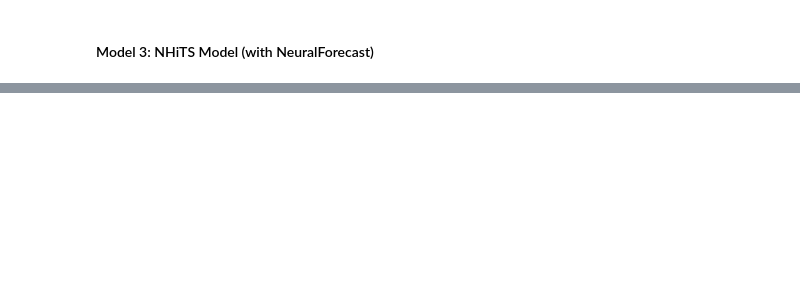
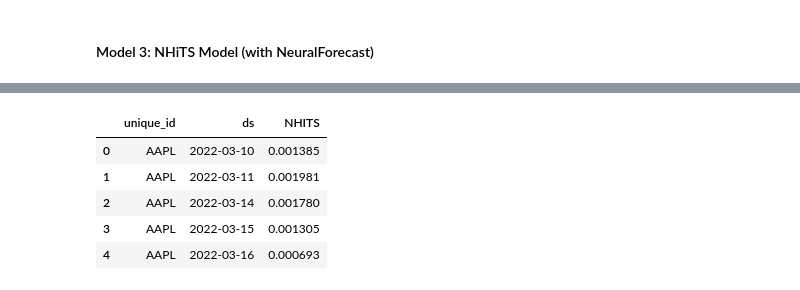
Before and after one commit to tosalam17/Quant-Time-Series-Project, a Jupyter notebook: quant-tsf.ipynb, the cells around one changed output, grey strips where cells are left out. Drawn from its saved outputs; the diff is of its cells as text; code cells hidden in the pictures; blank space fills up the shorter version.

```diff
--- a/quant-tsf.ipynb
+++ b/quant-tsf.ipynb
@@ -774,0 +823,39 @@ NVDA best loss: 0.011796
+# %%
+from neuralforecast.models import NHITS
+# Step 1: Prepare data in NeuralForecast format
+def prepare_nhits_df(ticker):
+    df = pd.DataFrame({
+        'unique_id': ticker,
+        'ds': dc(tsf_data['Close'][ticker].index),
+        'y': np.log(dc(tsf_data['Close'][ticker]) / dc(tsf_data['Close'][ticker]).shift(1))
+    }).dropna()
+    return df
+
+nhits_dfs = {tick: prepare_nhits_df(tick) for tick in tickers}
+nhits_data = pd.concat(nhits_dfs.values(), ignore_index=True)
+
+# Step 2: Train/test split (80/20)
+cutoff = nhits_data['ds'].quantile(0.8)
+nhits_train = nhits_data[nhits_data['ds'] < cutoff]
+nhits_test = nhits_data[nhits_data['ds'] >= cutoff]
+
+# Step 3: Define horizon
+horizon = nhits_test['ds'].nunique()
+
+# Step 4: Define and train model
+nf = NeuralForecast(
+    models=[NHITS(
+        h=horizon,
+        input_size=2*horizon,
+        loss=MAE(),
+        max_steps=200,
+        start_padding_enabled=True
+    )],
+    freq='B'
+)
+
+nf.fit(nhits_train)
+
+# Step 5: Make predictions
+predictions = nf.predict()
+print(predictions.head())
@@ -774,0 +900,9 @@ NVDA best loss: 0.011796
+# %%
+predictions.head()
+# %% [output]
+|  | unique_id | ds | NHITS |
+| 0 | AAPL | 2022-03-10 | 0.001385 |
+| 1 | AAPL | 2022-03-11 | 0.001981 |
+| 2 | AAPL | 2022-03-14 | 0.001780 |
+| 3 | AAPL | 2022-03-15 | 0.001305 |
+| 4 | AAPL | 2022-03-16 | 0.000693 |
```
Also changed, not shown: parts of 20 cells of this notebook, 12 other files.
